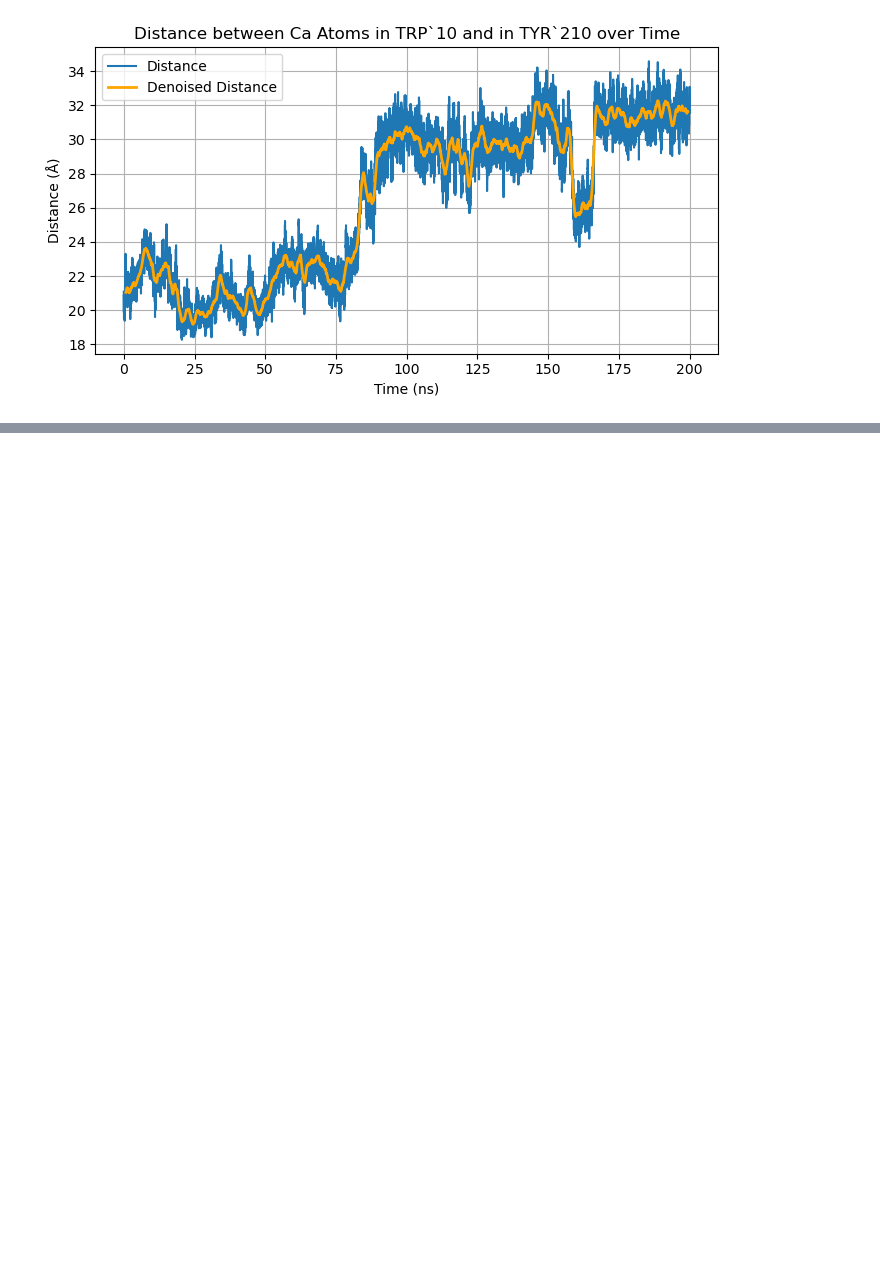
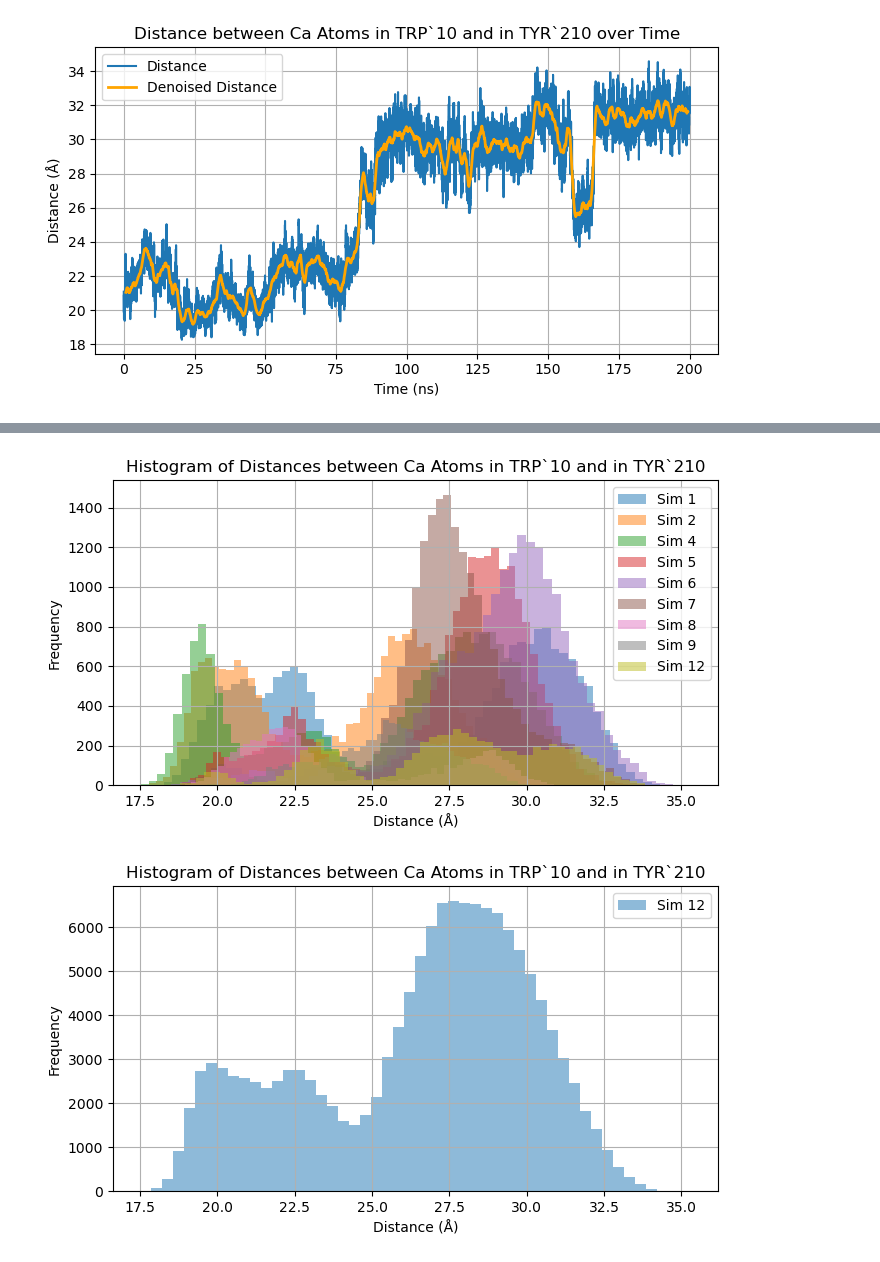
Before and after one commit to john-zcliu/oshea-j-wood-c-pbp-design-2023, a Jupyter notebook: mdTrajAnalysis2.ipynb, the cells around one changed output, grey strips where cells are left out. Cells and saved outputs as stored; diff of their text form; code cells hidden in the pictures; blank space fills up the shorter version.

```diff
--- a/mdTrajAnalysis2.ipynb
+++ b/mdTrajAnalysis2.ipynb
@@ -248,0 +300,48 @@ plot_atom_distance(trajectory, 158, 3286, window_size=150, title="Distance betwe
+# %%
+# Loop through the simulations and extract coordinates
+distances_all = []
+distances_all_ids = []
+
+for i in range(1, nsims):
+    if i in [3, 10, 11, 13]:
+        continue
+    # base_path = f"Simulations/Apo/simulations/"
+    sim_path = base_path + f"sim_{i:03d}/"
+    traj_file = sim_path + "traj.dcd"
+    output_file = sim_path + "coordinates.npy"
+
+    coordinates = np.load(output_file)
+    distances_all_ids.append(i)
+
+    atom_1, atom_2 = 158, 3286
+    distances = np.linalg.norm(coordinates[:, atom_1] - coordinates[:, atom_2], axis=1)
+
+    distances_all.append(distances)
+# %%
+# Plot histogram of distances
+plt.figure(figsize=(7, 4))
+for i, distances in zip(distances_all_ids, distances_all):
+    plt.hist(distances, bins=60, alpha=0.5, label=f'Sim {i}')
+plt.xlabel('Distance (Å)')
+plt.ylabel('Frequency')
+plt.title('Histogram of Distances between Ca Atoms in TRP`10 and in TYR`210')
+plt.legend()
+plt.grid()
+plt.tight_layout()
+plt.show()
+
+# Plot histogram of distances
+plt.figure(figsize=(7, 4))
+# concatenate all distances into a single array
+all_distances = np.concatenate(distances_all)
+plt.hist(np.concatenate(distances_all), bins=50, alpha=0.5, label=f'Sim {i}')
+plt.xlabel('Distance (Å)')
+plt.ylabel('Frequency')
+plt.title('Histogram of Distances between Ca Atoms in TRP`10 and in TYR`210')
+plt.legend()
+plt.grid()
+plt.tight_layout()
+plt.show()
+# %% [output]
+[figure, added]
+[figure, added]
```
Also changed, not shown: parts of 11 cells of this notebook, 1 other file.
